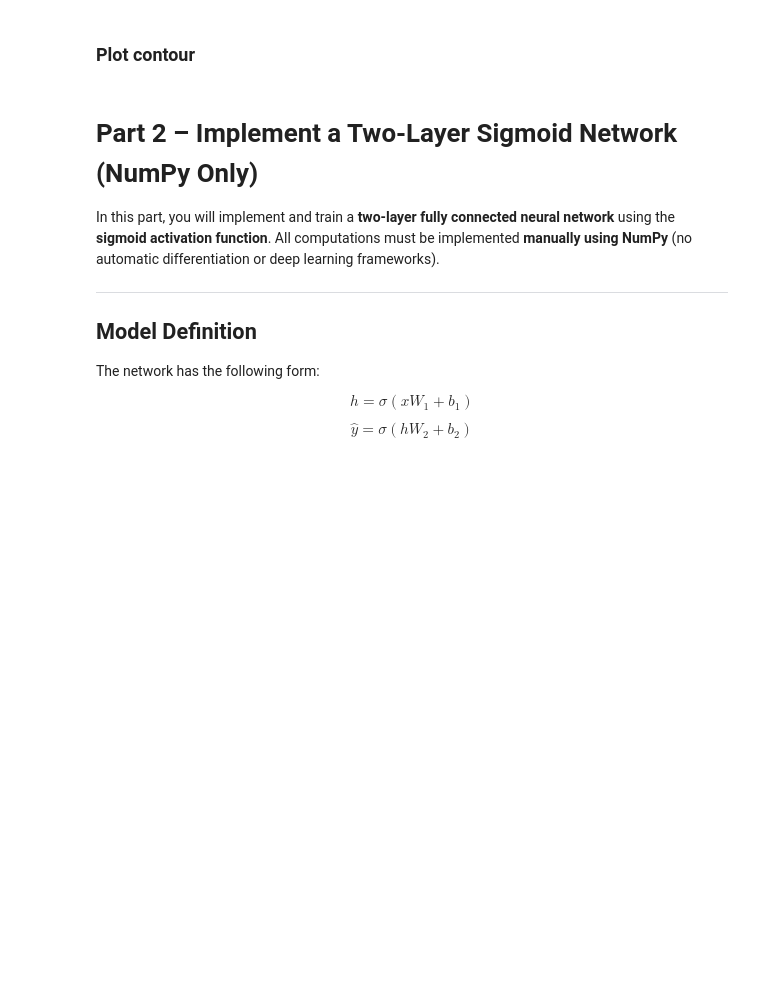
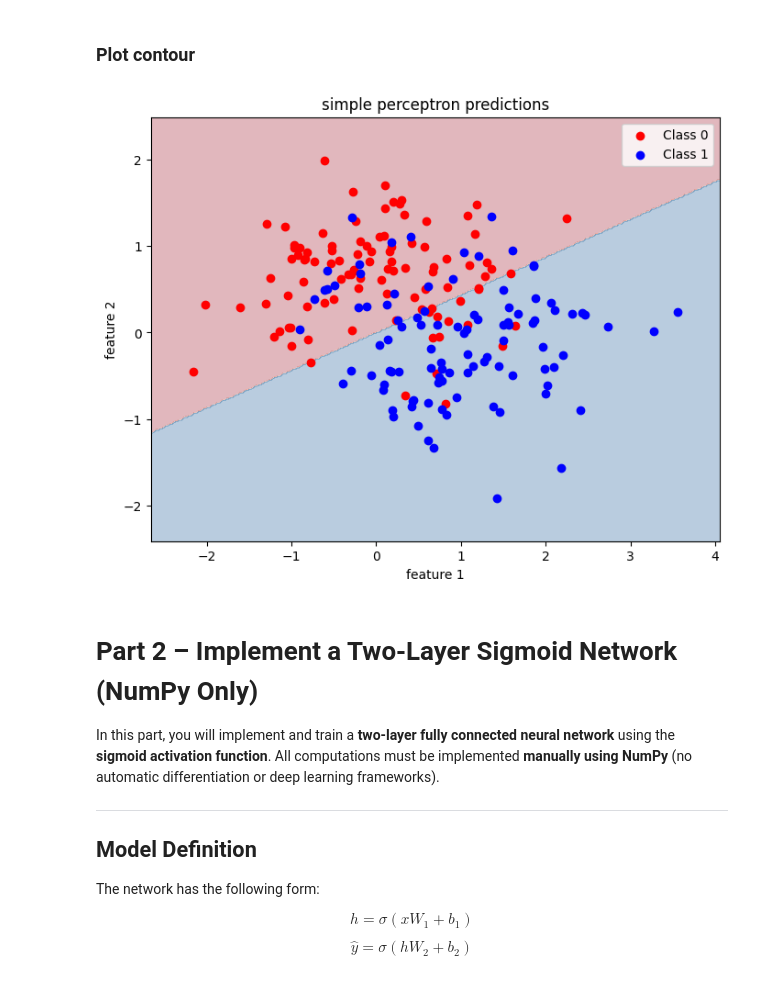
Before and after one commit to ningkaiyang/2-Layer-Deep-Network-Backprop-by-Hand, a Jupyter notebook: 1_Perceptron_and_Neural_Networks_Student.ipynb, the cells around one changed output. Cells and saved outputs as stored; diff of their text form; code cells hidden in the pictures; blank space fills up the shorter version.

Commit message:
mesh grid

```diff
--- a/1_Perceptron_and_Neural_Networks_Student.ipynb
+++ b/1_Perceptron_and_Neural_Networks_Student.ipynb
@@ -137,0 +149,11 @@ X, y = None, None
+# %%
+# using test code setup from above
+p = Perceptron(input_dim=2, lr=0.1)
+
+for epoch in range(10):
+    for x_i, y_i in zip(X, y):
+        p.train_step(x_i, y_i)
+    # Predict on all data
+    preds = p.forward(X).flatten()
+    acc = np.mean(preds == y)
+    print(f"Epoch {epoch+1}: Training accuracy = {acc*100:.2f}%")
@@ -150,10 +181,25 @@ X, y = None, None
+# %%
+# create extra room in overall grid from bottom and top points to extend visual
+x_min, x_max = X[:, 0].min() - 0.5, X[:, 0].max() + 0.5
+y_min, y_max = X[:, 1].min() - 0.5, X[:, 1].max() + 0.5
+# xx and yy are meshgrid points to test class predictions, made by quick linspace of 300 points
+# I actually tried using 1000x1000 meshgrid but it took too long to evaluate
+# somehow (more than 1min so I quit it)
+xx, yy = np.meshgrid(
+    np.linspace(x_min, x_max, 300),
+    np.linspace(y_min, y_max, 300)
+)
+# xx for meshgrid extended x values, yy for meshgrid extended y values
 # %% [markdown]
 ### Evaluate perceptron prediction on grid
 # %%
 Z = []
 for i in range(len(xx.flatten())):
+    # loop through all point combinations
     point = np.array([xx.flatten()[i], yy.flatten()[i]])
-    Z.append(perceptron.forward(point))
+    # add the point combination output prediction to Z
+    Z.append(p.forward(point))
+# reshape in the same way it was flattened
 Z = np.array(Z).reshape(xx.shape)
 # %% [markdown]
 ### Plot contour
@@ -162,3 +206,16 @@ Z = np.array(Z).reshape(xx.shape)
+# %%
+plt.figure(figsize=(8, 6))
+# plot mesh grid values with predictions Z
+plt.contourf(xx, yy, Z, alpha=0.3, cmap="RdBu")
+plt.scatter(X[y == 0, 0], X[y == 0, 1], color='red', label='Class 0')
+plt.scatter(X[y == 1, 0], X[y == 1, 1], color='blue', label='Class 1')
+plt.xlabel("feature 1")
+plt.ylabel("feature 2")
+plt.title("simple perceptron predictions")
+plt.legend()
+plt.show()
+# %% [output]
+[figure, added]
 # %% [markdown]
 # Part 2 – Implement a Two-Layer Sigmoid Network (NumPy Only)
 
```
Also changed, not shown: parts of 7 cells of this notebook.
